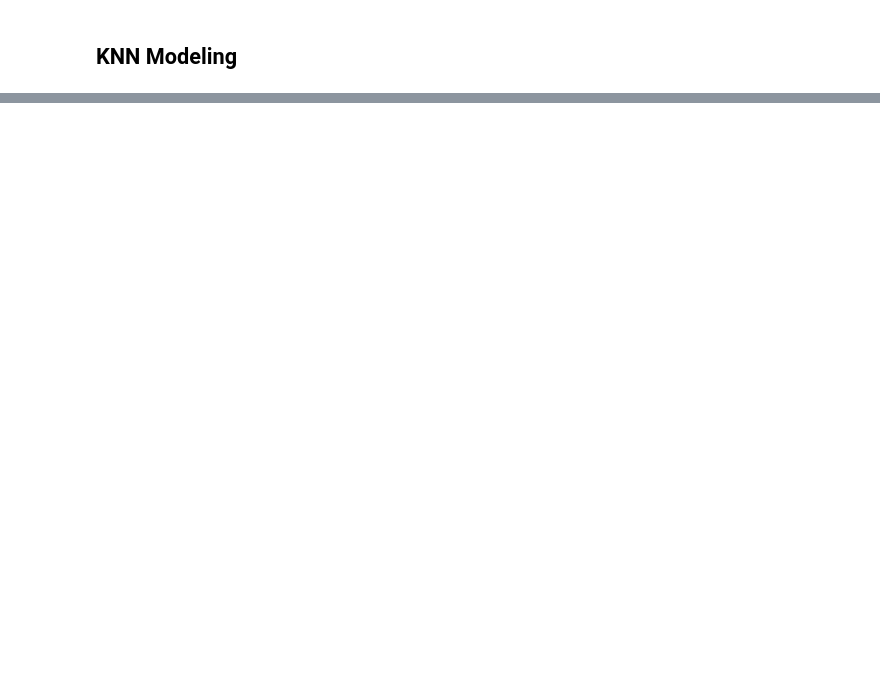
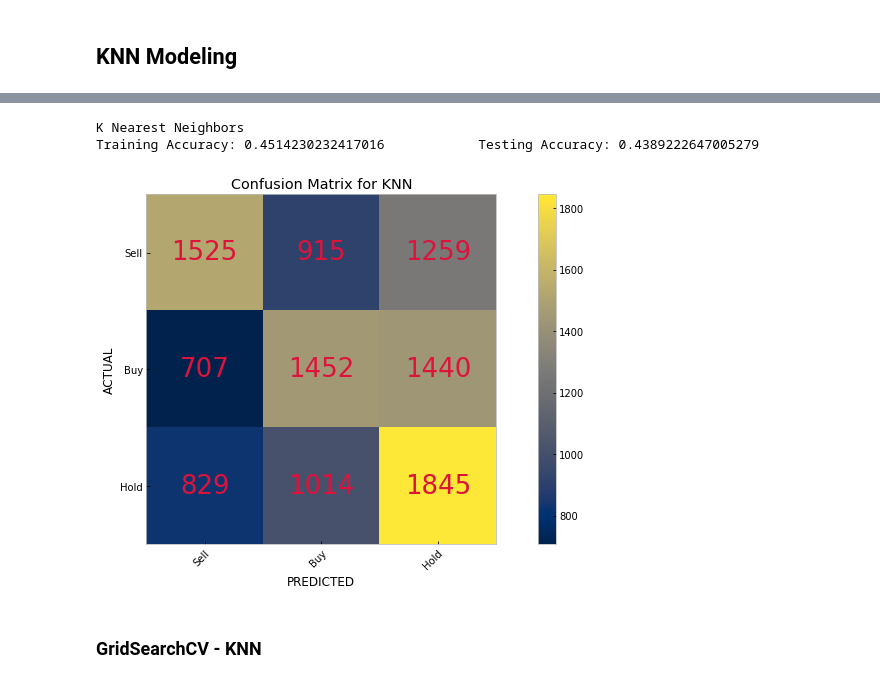
Before and after one commit to marcosan93/Stock-Analyzer, a Jupyter notebook: Classification/Modeling-KNN.ipynb, the cells around one changed output, grey strips where cells are left out. Drawn from its saved outputs; the diff is of its cells as text; code cells hidden in the pictures; blank space fills up the shorter version.

```diff
--- a/Classification/Modeling-KNN.ipynb
+++ b/Classification/Modeling-KNN.ipynb
@@ -102,0 +149,12 @@ pca.explained_variance_ratio_.cumsum()[-1]
+# %%
+# Printing Results
+print("K Nearest Neighbors")
+
+# Modeling and Confusion Matrix
+mod_results(k_clf, X_pca_train, X_pca_test, y_train, y_test)
+# %% [output]
+K Nearest Neighbors
+Training Accuracy: 0.4514230232417016            Testing Accuracy: 0.4389222647005279
+[figure, added]
+# %% [markdown]
+### GridSearchCV - KNN
```
Also changed, not shown: parts of 17 cells of this notebook, 5 other files.
